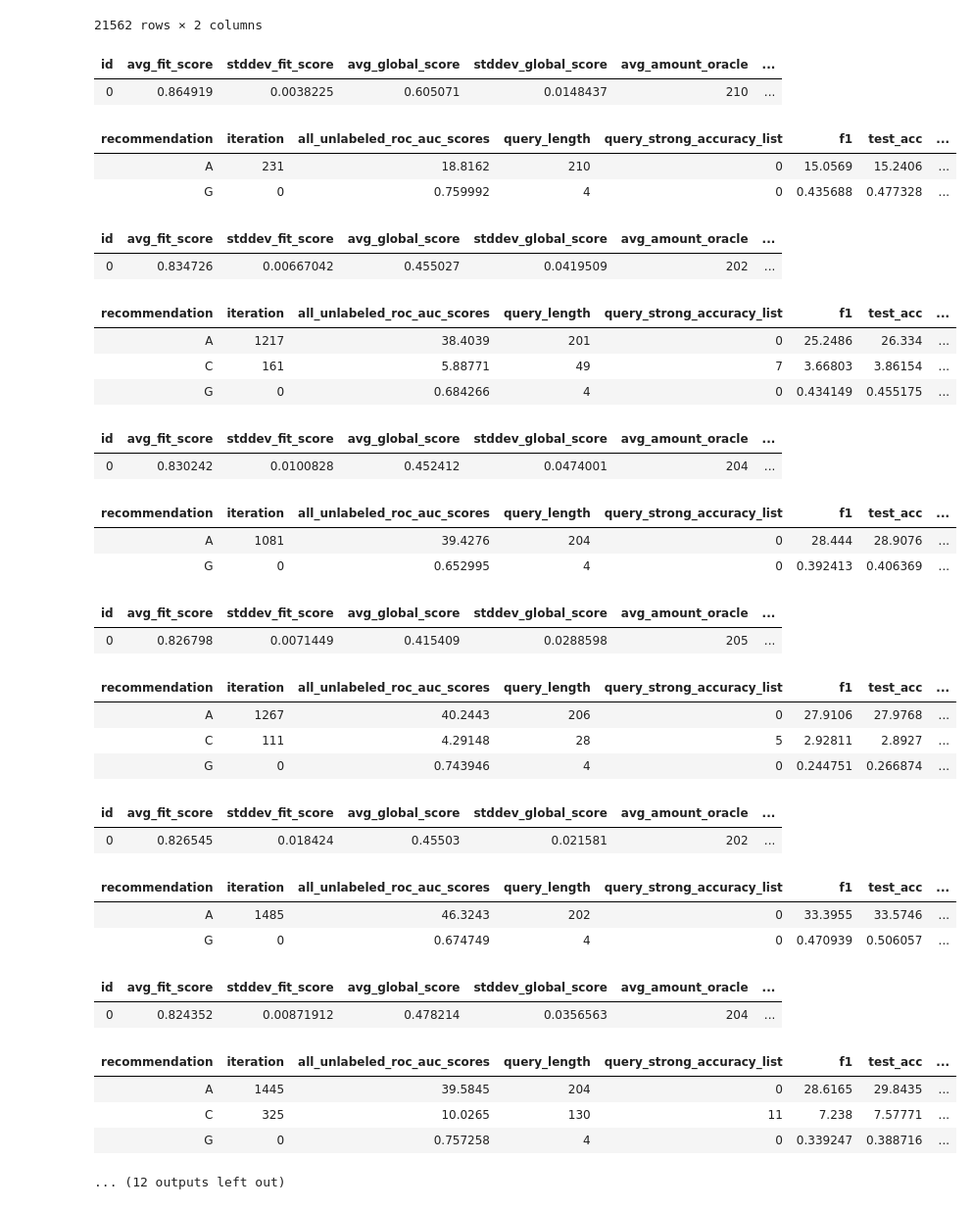
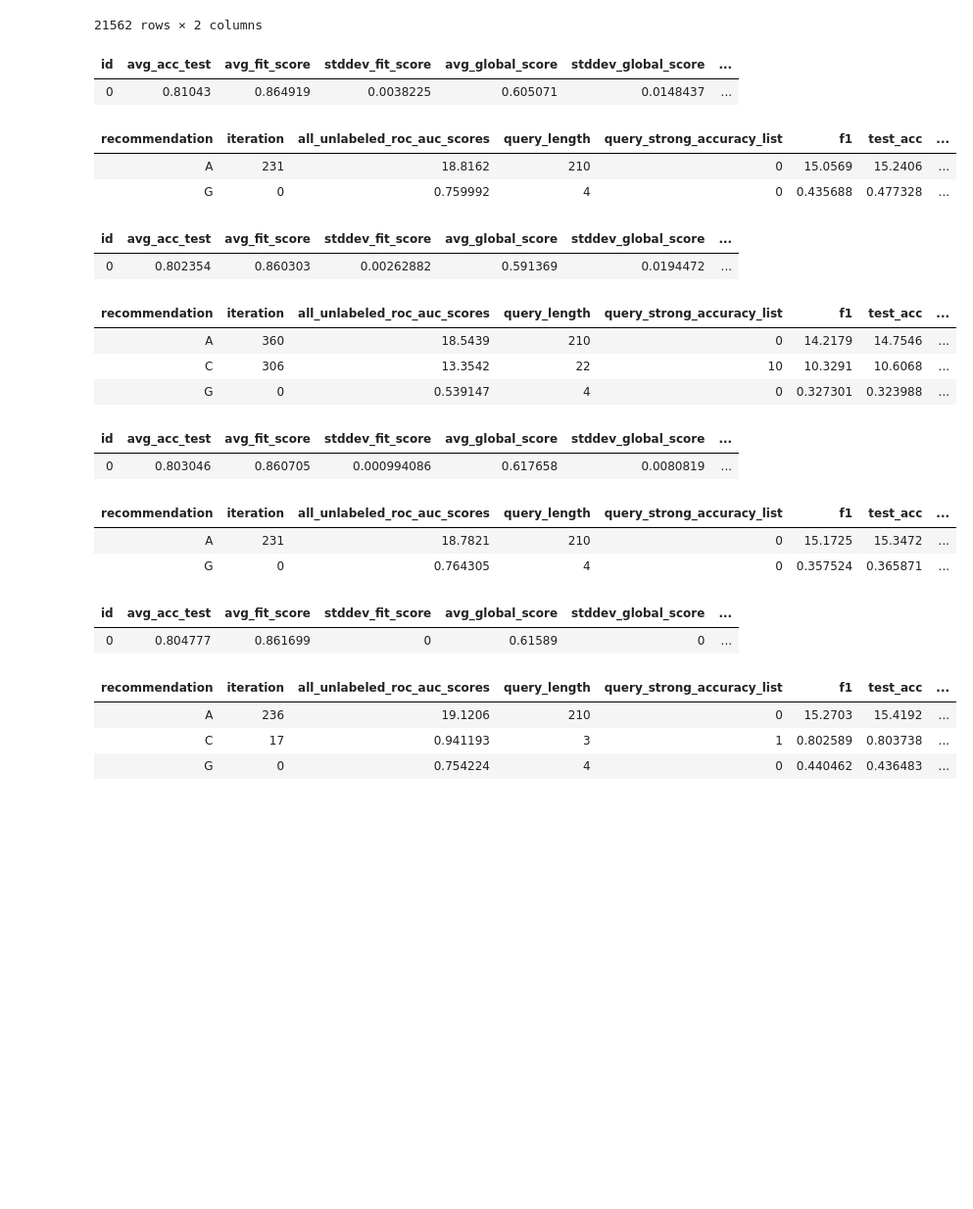
Before and after one commit to jgonsior/DS20-WeakAL, a Jupyter notebook: display_random_search_results_dwtc.ipynb, the cells around one changed output. Shown at 98% size. Saved outputs shown, nothing was run; the diff lists cells and outputs as text; code cells hidden in the pictures; blank space fills up the shorter version.

```diff
--- a/display_random_search_results_dwtc.ipynb
+++ b/display_random_search_results_dwtc.ipynb
@@ -434,6 +434,7 @@ def better_results_top(top_n, budget, weak_clust, weak_cert):
     results = (
         ExperimentResult.select(
             ExperimentResult.param_list_id,
+            peewee.fn.AVG(ExperimentResult.acc_test).alias("avg_acc_test"),
             peewee.fn.AVG(ExperimentResult.fit_score).alias("avg_fit_score"),
             peewee.fn.STDDEV(ExperimentResult.fit_score).alias("stddev_fit_score"),
             peewee.fn.AVG(ExperimentResult.global_score_no_weak_acc).alias(
@@ -508,67 +509,55 @@ def better_results_top(top_n, budget, weak_clust, weak_cert):
         data = pd.DataFrame(
             {
                 "iteration": range(0, len(metrics["all_unlabeled_roc_auc_scores"])),
                 "all_unlabeled_roc_auc_scores": metrics["all_unlabeled_roc_auc_scores"],
                 "query_length": metrics["query_length"],
                 "recommendation": metrics["recommendation"],
                 "query_strong_accuracy_list": metrics["query_strong_accuracy_list"],
                 "f1": [i["f1-score"] for i in test_data_metrics],
                 "test_acc": test_acc,
                 "fit_score": result.fit_score,
                 #'asked_queries': [sum(metrics['query_length'][:i]) for i in range(0, len(metrics['query_length']))],
             }
         )
         data["acc_diff"] = data["test_acc"] - data["test_acc"].shift(1)
     display(
         HTML(
             tabulate(
                 data.groupby(["recommendation"]).sum(), headers="keys", tablefmt="html"
             )
         )
     )
 
 
 better_results_top(0, 211, False, False)
-better_results_top(0, 210, True, False)
-better_results_top(0, 210, False, True)
-for i in range(1, 10):
-    better_results_top(i, 210, True, True)
+better_results_top(0, 211, True, False)
+better_results_top(0, 211, False, True)
+for i in range(1, 2):
+    better_results_top(i, 211, True, True)
 # data
 # %% [output]
-| id | avg_fit_score | stddev_fit_score | avg_global_score | stddev_global_score | avg_amount_oracle | ... |
-| 0 | 0.864919 | 0.0038225 | 0.605071 | 0.0148437 | 210 | ... |
+| id | avg_acc_test | avg_fit_score | stddev_fit_score | avg_global_score | stddev_global_score | ... |
+| 0 | 0.81043 | 0.864919 | 0.0038225 | 0.605071 | 0.0148437 | ... |
 | recommendation | iteration | all_unlabeled_roc_auc_scores | query_length | query_strong_accuracy_list | f1 | test_acc | ... |
 | A | 231 | 18.8162 | 210 | 0 | 15.0569 | 15.2406 | ... |
 | G | 0 | 0.759992 | 4 | 0 | 0.435688 | 0.477328 | ... |
-| id | avg_fit_score | stddev_fit_score | avg_global_score | stddev_global_score | avg_amount_oracle | ... |
-| 0 | 0.834726 | 0.00667042 | 0.455027 | 0.0419509 | 202 | ... |
+| id | avg_acc_test | avg_fit_score | stddev_fit_score | avg_global_score | stddev_global_score | ... |
+| 0 | 0.802354 | 0.860303 | 0.00262882 | 0.591369 | 0.0194472 | ... |
 | recommendation | iteration | all_unlabeled_roc_auc_scores | query_length | query_strong_accuracy_list | f1 | test_acc | ... |
-| A | 1217 | 38.4039 | 201 | 0 | 25.2486 | 26.334 | ... |
-| C | 161 | 5.88771 | 49 | 7 | 3.66803 | 3.86154 | ... |
-| G | 0 | 0.684266 | 4 | 0 | 0.434149 | 0.455175 | ... |
+| A | 360 | 18.5439 | 210 | 0 | 14.2179 | 14.7546 | ... |
+| C | 306 | 13.3542 | 22 | 10 | 10.3291 | 10.6068 | ... |
+| G | 0 | 0.539147 | 4 | 0 | 0.327301 | 0.323988 | ... |
-| id | avg_fit_score | stddev_fit_score | avg_global_score | stddev_global_score | avg_amount_oracle | ... |
-| 0 | 0.830242 | 0.0100828 | 0.452412 | 0.0474001 | 204 | ... |
+| id | avg_acc_test | avg_fit_score | stddev_fit_score | avg_global_score | stddev_global_score | ... |
+| 0 | 0.803046 | 0.860705 | 0.000994086 | 0.617658 | 0.0080819 | ... |
 | recommendation | iteration | all_unlabeled_roc_auc_scores | query_length | query_strong_accuracy_list | f1 | test_acc | ... |
-| A | 1081 | 39.4276 | 204 | 0 | 28.444 | 28.9076 | ... |
-| G | 0 | 0.652995 | 4 | 0 | 0.392413 | 0.406369 | ... |
+| A | 231 | 18.7821 | 210 | 0 | 15.1725 | 15.3472 | ... |
+| G | 0 | 0.764305 | 4 | 0 | 0.357524 | 0.365871 | ... |
-| id | avg_fit_score | stddev_fit_score | avg_global_score | stddev_global_score | avg_amount_oracle | ... |
-| 0 | 0.826798 | 0.0071449 | 0.415409 | 0.0288598 | 205 | ... |
+| id | avg_acc_test | avg_fit_score | stddev_fit_score | avg_global_score | stddev_global_score | ... |
+| 0 | 0.804777 | 0.861699 | 0 | 0.61589 | 0 | ... |
 | recommendation | iteration | all_unlabeled_roc_auc_scores | query_length | query_strong_accuracy_list | f1 | test_acc | ... |
-| A | 1267 | 40.2443 | 206 | 0 | 27.9106 | 27.9768 | ... |
-| C | 111 | 4.29148 | 28 | 5 | 2.92811 | 2.8927 | ... |
-| G | 0 | 0.743946 | 4 | 0 | 0.244751 | 0.266874 | ... |
+| A | 236 | 19.1206 | 210 | 0 | 15.2703 | 15.4192 | ... |
+| C | 17 | 0.941193 | 3 | 1 | 0.802589 | 0.803738 | ... |
+| G | 0 | 0.754224 | 4 | 0 | 0.440462 | 0.436483 | ... |
-| id | avg_fit_score | stddev_fit_score | avg_global_score | stddev_global_score | avg_amount_oracle | ... |
-| 0 | 0.826545 | 0.018424 | 0.45503 | 0.021581 | 202 | ... |
-| recommendation | iteration | all_unlabeled_roc_auc_scores | query_length | query_strong_accuracy_list | f1 | test_acc | ... |
-| A | 1485 | 46.3243 | 202 | 0 | 33.3955 | 33.5746 | ... |
-| G | 0 | 0.674749 | 4 | 0 | 0.470939 | 0.506057 | ... |
-| id | avg_fit_score | stddev_fit_score | avg_global_score | stddev_global_score | avg_amount_oracle | ... |
-| 0 | 0.824352 | 0.00871912 | 0.478214 | 0.0356563 | 204 | ... |
-| recommendation | iteration | all_unlabeled_roc_auc_scores | query_length | query_strong_accuracy_list | f1 | test_acc | ... |
-| A | 1445 | 39.5845 | 204 | 0 | 28.6165 | 29.8435 | ... |
-| C | 325 | 10.0265 | 130 | 11 | 7.238 | 7.57771 | ... |
-| G | 0 | 0.757258 | 4 | 0 | 0.339247 | 0.388716 | ... |
-... (12 outputs left out)
 # %%
 #  SELECT param_list_id, avg(fit_score), stddev(fit_score), avg(global_score), stddev(global_score), avg(start_set_size) as sss, count(*) FROM experimentresult WHERE start_set_size = 1 GROUP BY param_list_id ORDER BY 7 DESC, 4 DESC LIMIT 30;
 from datetime import datetime, timedelta
```
Also changed, not shown: parts of 1 cell of this notebook, 2 other files.
